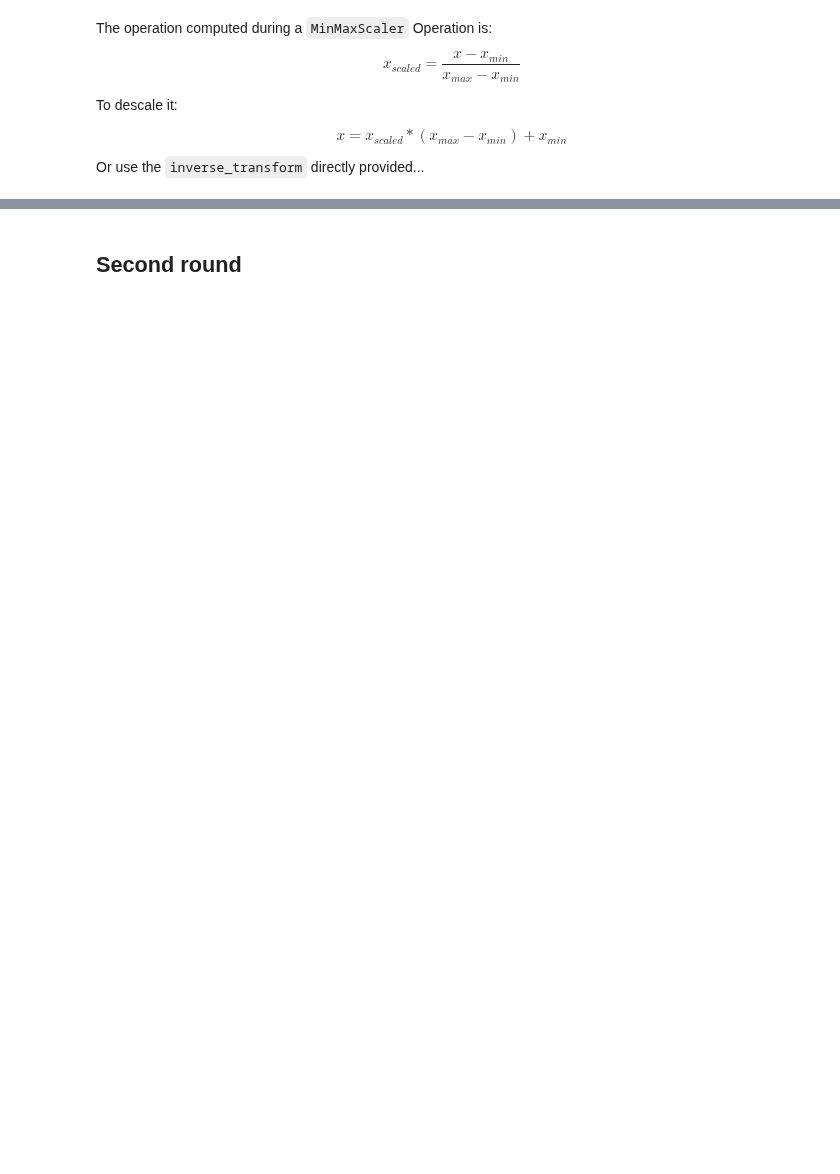
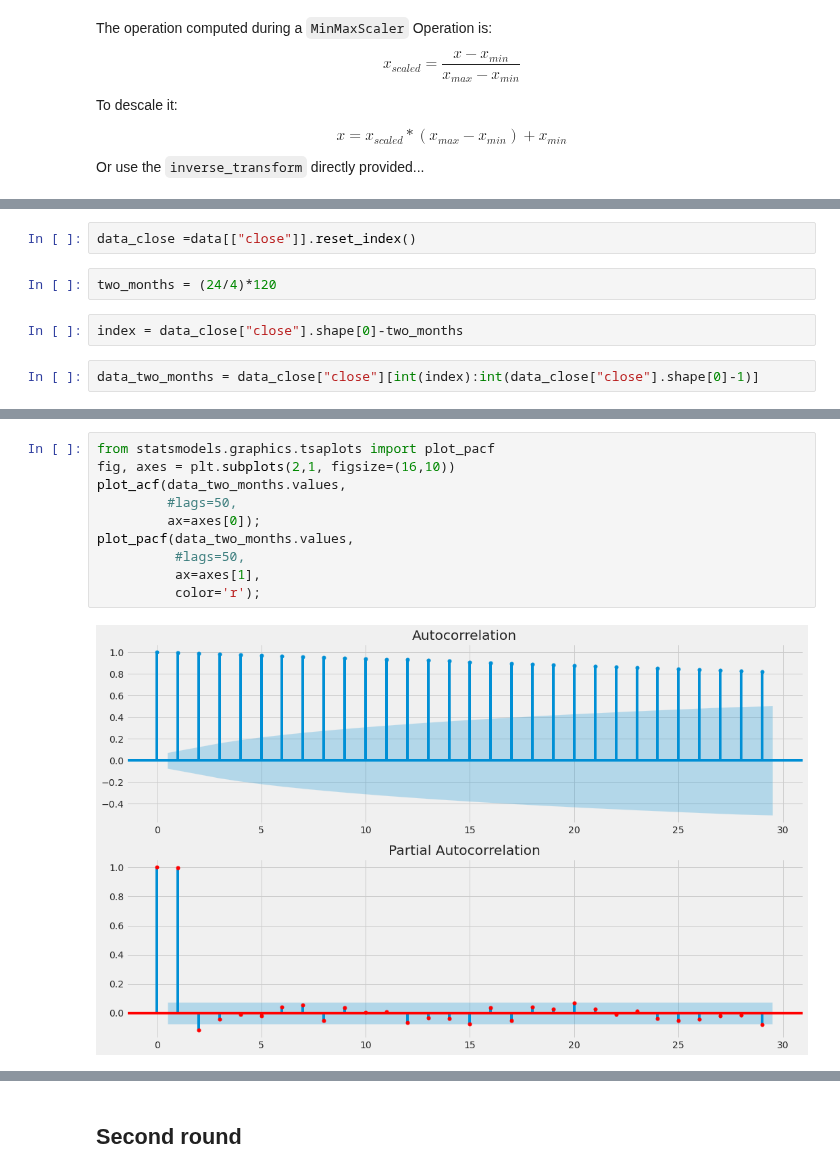
Before and after one commit to timjab92/cryptotrading-indicator, a Jupyter notebook: notebooks/BTC_pred(Ivan).ipynb, the cells around one changed output, grey strips where cells are left out. Drawn from its saved outputs; the diff is of its cells as text; blank space fills up the shorter version.

```diff
--- a/notebooks/BTC_pred(Ivan).ipynb
+++ b/notebooks/BTC_pred(Ivan).ipynb
@@ -487,0 +483,8 @@ np.mean(np.abs(y_test_unscaled - predictions_unscaled))
+# %%
+data_close =data[["close"]].reset_index()
+# %%
+two_months = (24/4)*120
+# %%
+index = data_close["close"].shape[0]-two_months
+# %%
+data_two_months = data_close["close"][int(index):int(data_close["close"].shape[0]-1)]
@@ -487,0 +511,12 @@ np.mean(np.abs(y_test_unscaled - predictions_unscaled))
+# %%
+from statsmodels.graphics.tsaplots import plot_pacf
+fig, axes = plt.subplots(2,1, figsize=(16,10))
+plot_acf(data_two_months.values,
+         #lags=50,
+         ax=axes[0]);
+plot_pacf(data_two_months.values,
+          #lags=50,
+          ax=axes[1],
+          color='r');
+# %% [output]
+[figure, added]
```
Also changed, not shown: parts of 15 cells of this notebook.
